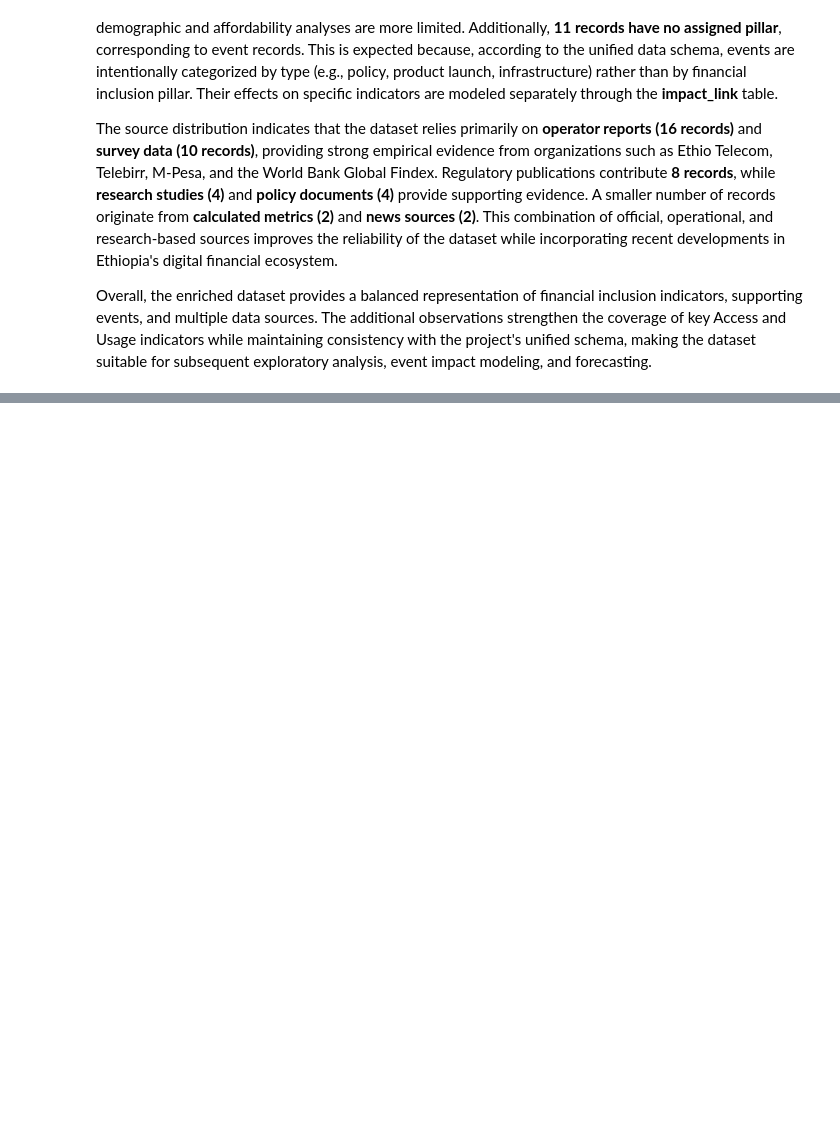
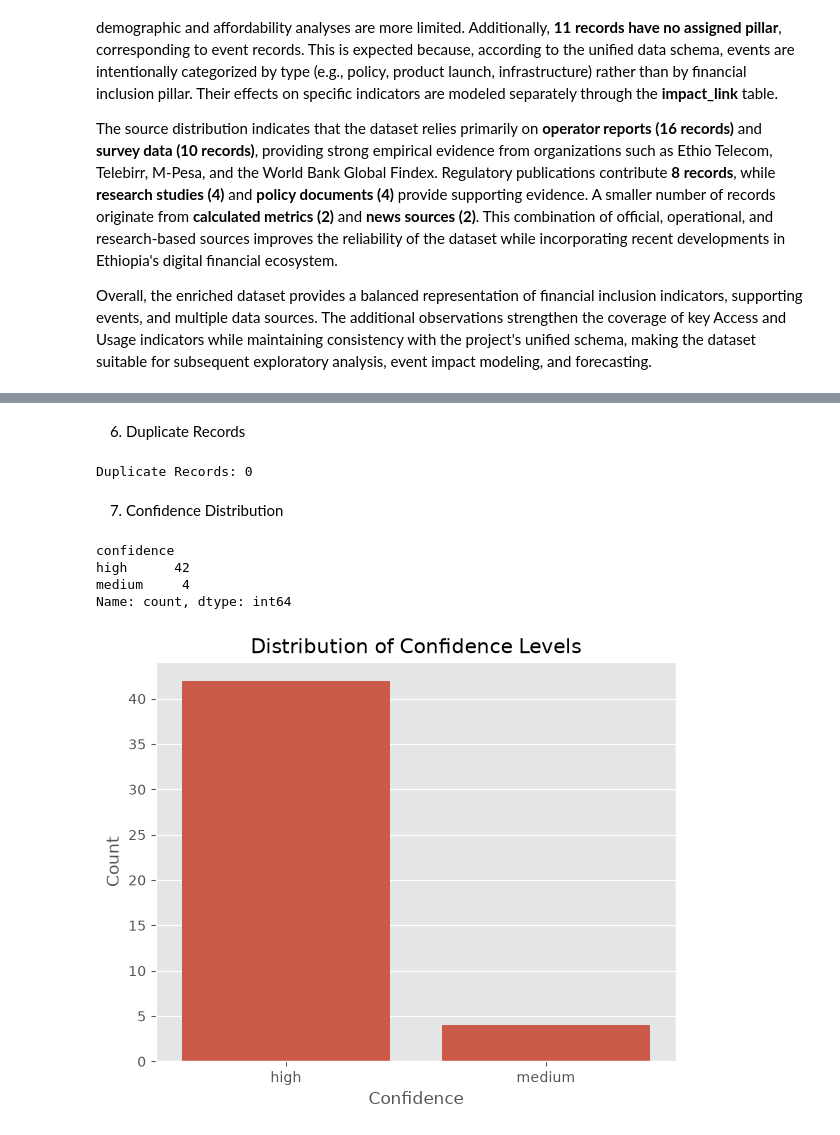
Before and after one commit to Lalisecf/ethiopia-fi-forecast-week11, a Jupyter notebook: notebooks/task_2_eda.ipynb, the cells around one changed output, grey strips where cells are left out. Saved outputs shown, nothing was run; the diff lists cells and outputs as text; code cells hidden in the pictures; blank space fills up the shorter version.

Commit message:
Perform data quality assessment and temporal coverage analysis

```diff
--- a/notebooks/task_2_eda.ipynb
+++ b/notebooks/task_2_eda.ipynb
@@ -210,0 +271,40 @@ Overall, the enriched dataset provides a balanced representation of financial in
+# %% [markdown]
+6. Duplicate Records
+# %%
+duplicates = df.duplicated().sum()
+
+print("Duplicate Records:", duplicates)
+# %% [output]
+Duplicate Records: 0
+# %% [markdown]
+7. Confidence Distribution
+# %%
+confidence = df["confidence"].value_counts()
+
+confidence
+# %% [output]
+confidence
+high      42
+medium     4
+Name: count, dtype: int64
+# %%
+#Visualization
+plt.figure(figsize=(6,5))
+
+sns.countplot(
+    data=df,
+    x="confidence",
+    order=confidence.index
+)
+
+plt.title("Distribution of Confidence Levels")
+
+plt.xlabel("Confidence")
+
+plt.ylabel("Count")
+
+plt.tight_layout()
+
+plt.show()
+# %% [output]
+[figure, added]
```
Also changed, not shown: parts of 18 cells of this notebook.
